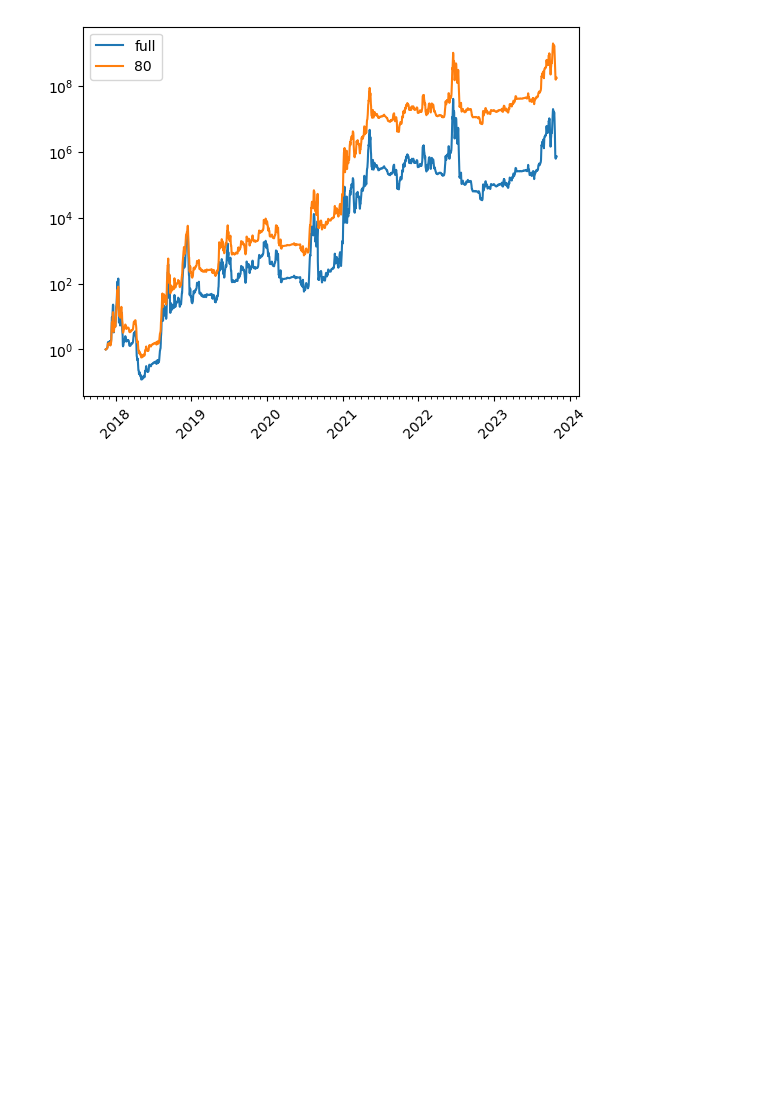
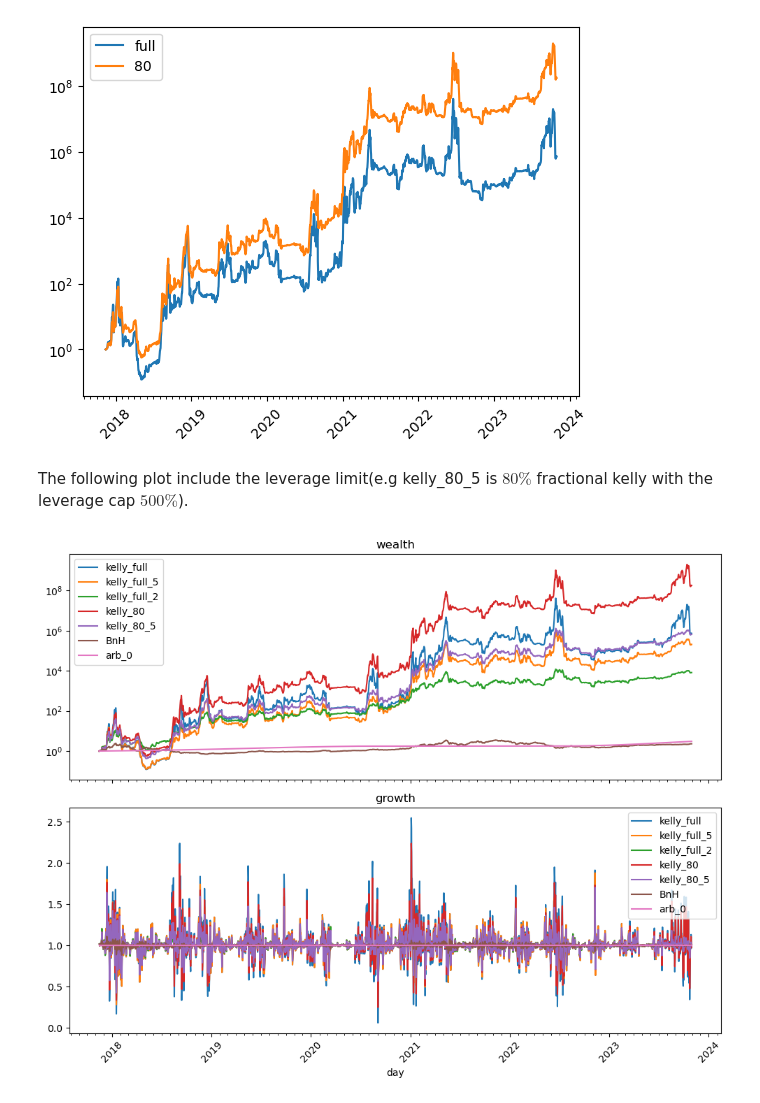
Before and after one commit to std92050/fin_math_110021515, a Jupyter notebook: Kelly criterion/Kelly_criterion.ipynb, the cells around one changed output. Cells and saved outputs as stored; diff of their text form; code cells hidden in the pictures; blank space fills up the shorter version.

```diff
--- a/Kelly criterion/Kelly_criterion.ipynb
+++ b/Kelly criterion/Kelly_criterion.ipynb
@@ -281,3 +285,44 @@ ax.legend()
 # %% [output]
 <matplotlib.legend.Legend at 0x...>
 [figure]
+# %% [markdown]
+The following plot include the leverage limit(e.g kelly_80_5 is $80\%$ fractional kelly with the leverage cap $500\%$).
+# %%
+fig,ax = plt.subplots(2,1,sharex=True,figsize=(10,8))
+
+kelly_full,growth_kelly_full,f_full = kelly_updating(return_array,mean_array,std_array,rate_array,False,1)
+kelly_80,growth_kelly_80,f_80 = kelly_updating( return_array,mean_array,std_array,rate_array,False,0.8)
+kelly_full_5,growth_kelly_full_5,f_full_5 = kelly_updating(return_array,mean_array,std_array,rate_array,5,1)
+kelly_full_2,growth_kelly_full_2,f_full_2 = kelly_updating(return_array,mean_array,std_array,rate_array,2,1)
+kelly_80_5,growth_kelly_80_5,f_80_5 = kelly_updating( return_array,mean_array,std_array,rate_array,5,0.8)
+
+
+ax[0].plot(time[window-1:],kelly_full,label="kelly_full")
+ax[0].plot(time[window-1:],kelly_full_5,label="kelly_full_5")
+ax[0].plot(time[window-1:],kelly_full_2,label="kelly_full_2")
+
+ax[0].plot(time[window-1:],kelly_80,label="kelly_80")
+ax[0].plot(time[window-1:],kelly_80_5,label="kelly_80_5")
+ax[0].plot(time[window-1:],BnH_array,label="BnH")
+ax[0].plot(time[window-1:],arb_0,label="arb_0")
+ax[0].set_yscale('log')
+ax[0].set_title('wealth')
+
+ax[1].plot(time[window:],growth_kelly_full,label="kelly_full")
+ax[1].plot(time[window:],growth_kelly_full_5,label="kelly_full_5")
+ax[1].plot(time[window:],growth_kelly_full_2,label="kelly_full_2")
+
+ax[1].plot(time[window:],growth_kelly_80,label="kelly_80")
+ax[1].plot(time[window:],growth_kelly_80_5,label="kelly_80_5")
+
+ax[1].plot(time[window:],growth_BnH,label="BnH")
+ax[1].plot(time[window:],growth_arb_0,label="arb_0")
+ax[1].tick_params(axis='x',rotation=45)
+ax[1].xaxis.set_minor_locator(MonthLocator())
+ax[0].legend()
+ax[1].legend()
+ax[1].set_title('growth')
+ax[1].set_xlabel('day')
+plt.tight_layout()
+# %% [output]
+[figure, added]
```
Also changed, not shown: parts of 4 cells of this notebook.
